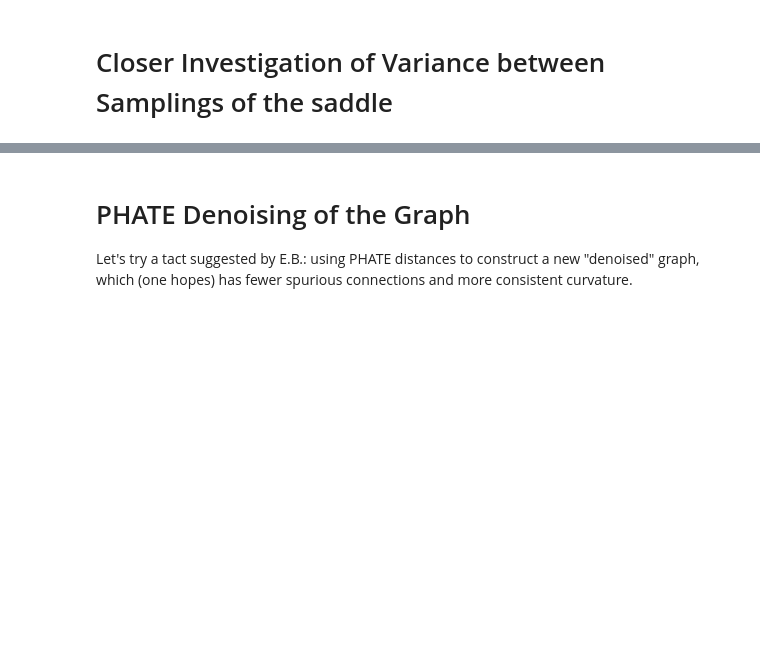
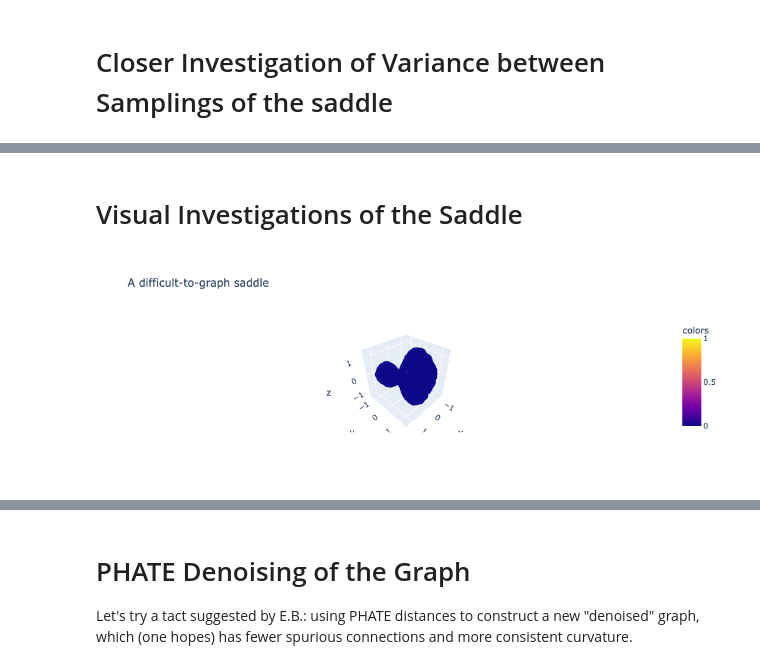
Before and after one commit to professorwug/diffusion_curvature_old, a Jupyter notebook: nbs/3d Detecting Negative Curvature.ipynb, the cells around one changed output, grey strips where cells are left out. Drawn from its saved outputs; the diff is of its cells as text; code cells hidden in the pictures; blank space fills up the shorter version.

```diff
--- a/nbs/3d Detecting Negative Curvature.ipynb
+++ b/nbs/3d Detecting Negative Curvature.ipynb
@@ -203,0 +197,13 @@ plt.hist(ks_dc, bins=20)
+# %% [markdown]
+# Visual Investigations of the Saddle
+# %%
+# sort Xs_sorted by the curvatures ks_dc, from highest to lowest
+Xs_sorted = [Xs_sampled[i] for i in np.argsort(ks_dc)[::-1]]
+# %%
+from diffusion_curvature.utils import plot_3d
+degenerate_X = Xs_sorted[0]
+signal = np.zeros(degenerate_X.shape[0])
+signal[0] = 1
+plot_3d(degenerate_X, signal, title = "A difficult-to-graph saddle", use_plotly=True)
+# %% [output]
+[figure, added]
```
Also changed, not shown: parts of 7 cells of this notebook, 13 other files.
